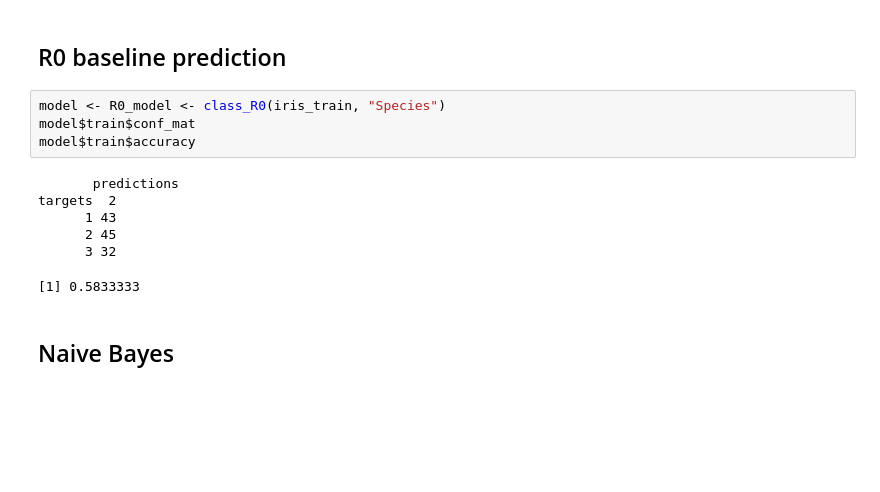
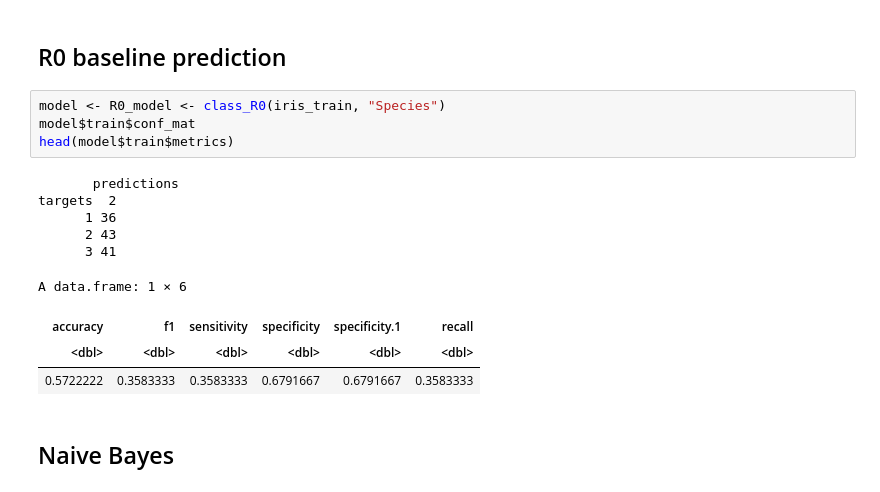
Before and after one commit to eogasawara/mylibrary, a Jupyter notebook: myPredictions.ipynb, the cells around one changed output. Cells and saved outputs as stored; diff of their text form; blank space fills up the shorter version.

```diff
--- a/myPredictions.ipynb
+++ b/myPredictions.ipynb
@@ -38,14 +38,17 @@ A matrix: 3 × 3 of type int
 # %%
 model <- R0_model <- class_R0(iris_train, "Species")
 model$train$conf_mat
-model$train$accuracy
+head(model$train$metrics)
 # %% [output]
        predictions
 targets  2
-      1 43
-      2 45
-      3 32
+      1 36
+      2 43
+      3 41
-[1] 0.5833333
+A data.frame: 1 × 6
+| accuracy | f1 | sensitivity | specificity | specificity.1 | recall |
+| <dbl> | <dbl> | <dbl> | <dbl> | <dbl> | <dbl> |
+| 0.5722222 | 0.3583333 | 0.3583333 | 0.6791667 | 0.6791667 | 0.3583333 |
 # %% [markdown]
 ## Naive Bayes
 # %%
```
Also changed, not shown: parts of 1 cell of this notebook.
